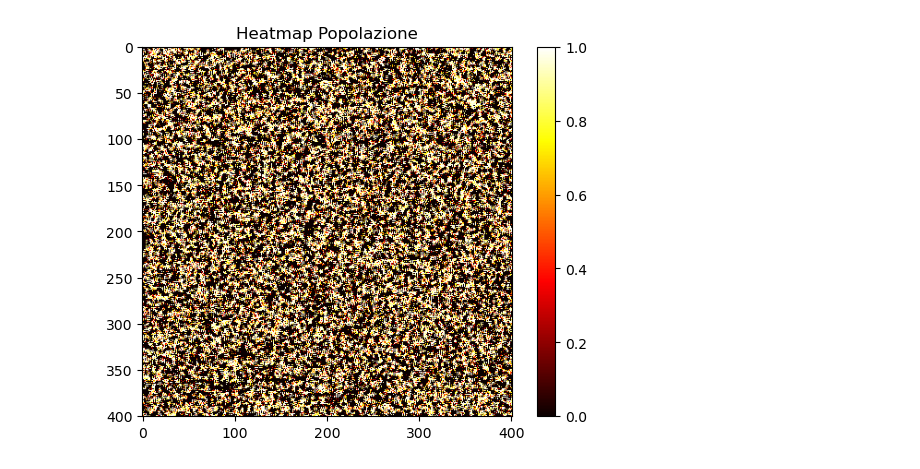
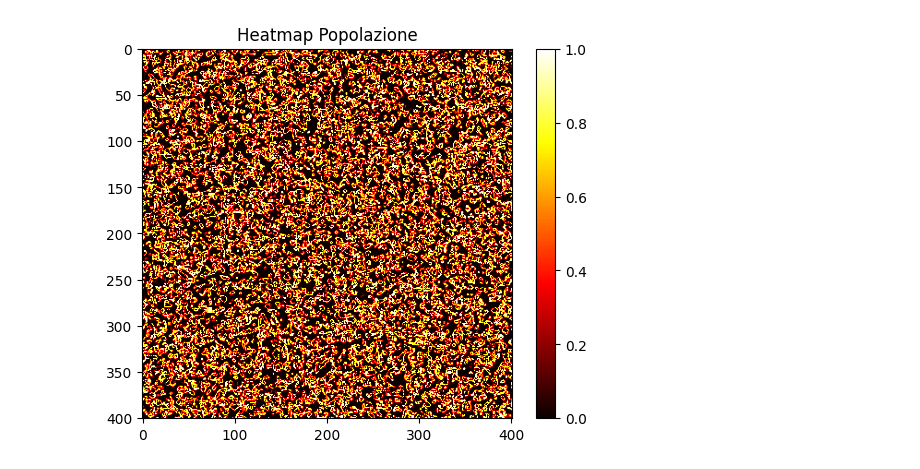
Before and after one commit to Holeryn/Metodi-Computazionali, a Jupyter notebook: progetto/esperimento.ipynb, the cells around one changed output. Drawn from its saved outputs; the diff is of its cells as text; code cells hidden in the pictures.

```diff
--- a/progetto/esperimento.ipynb
+++ b/progetto/esperimento.ipynb
@@ -1,11 +1,11 @@
 # %%
 import matplotlib.pyplot as plt
 import numpy as np
 import popolazione as pop
-POPOLAZIONE = pop.esperimento(1)
+STORICO, POPOLAZIONE = pop.esperimento(5)
 plt.imshow(POPOLAZIONE[0], cmap='hot')
 plt.colorbar()
 plt.title('Heatmap Popolazione')
 plt.show()
 # %% [output]
-[figure, old version]
+[figure, new version]
```
Also changed, not shown: parts of 5 cells of this notebook, 1 other file.
